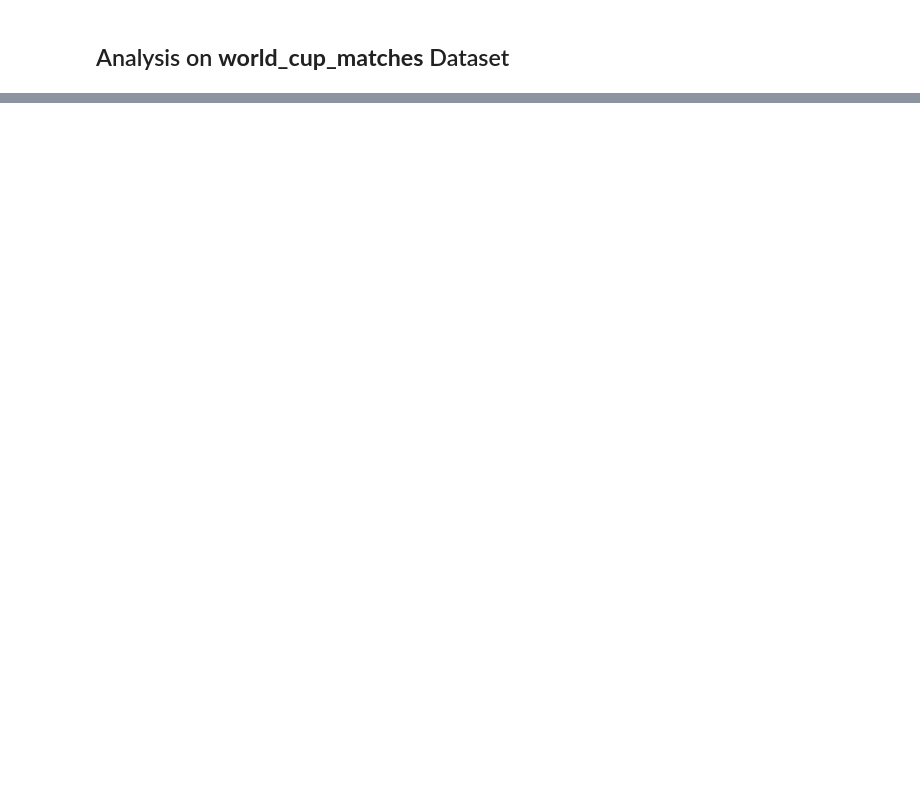
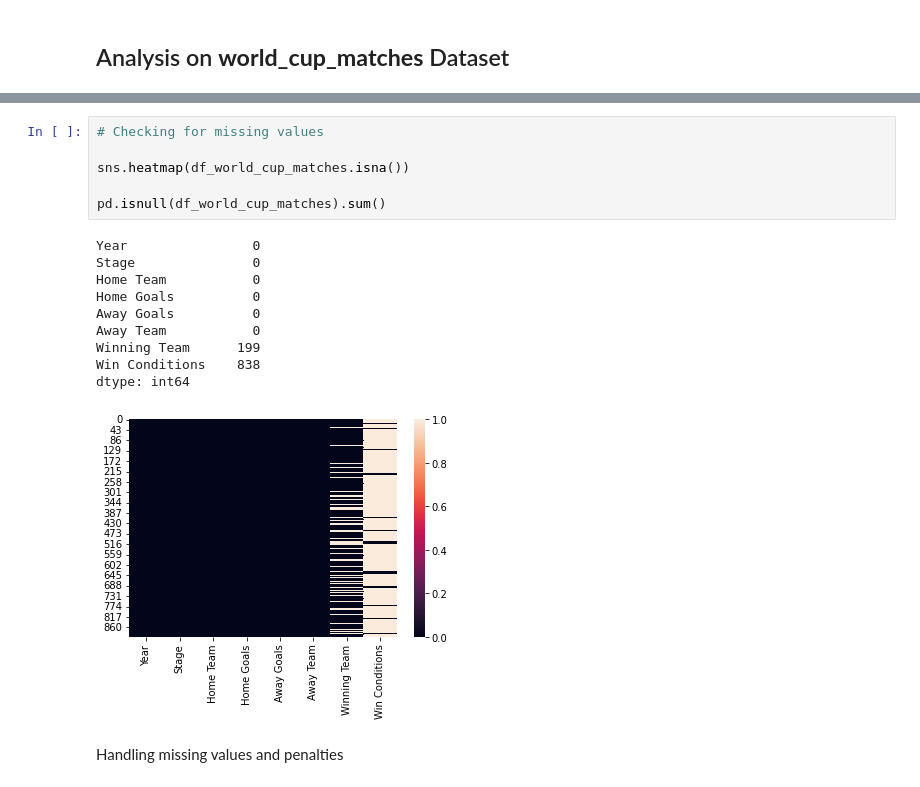
Before and after one commit to gmargonato/Machine_Learning_Projects, a Jupyter notebook: world_cup_2022.ipynb, the cells around one changed output, grey strips where cells are left out. Saved outputs shown, nothing was run; the diff lists cells and outputs as text; blank space fills up the shorter version.

```diff
--- a/world_cup_2022.ipynb
+++ b/world_cup_2022.ipynb
@@ -495,0 +247,19 @@ Applying the above idea to our project:
+# %%
+# Checking for missing values
+
+sns.heatmap(df_world_cup_matches.isna())
+
+pd.isnull(df_world_cup_matches).sum()
+# %% [output]
+Year                0
+Stage               0
+Home Team           0
+Home Goals          0
+Away Goals          0
+Away Team           0
+Winning Team      199
+Win Conditions    838
+dtype: int64
+[figure, added]
+# %% [markdown]
+Handling missing values and penalties
```
Also changed, not shown: parts of 50 cells of this notebook.
